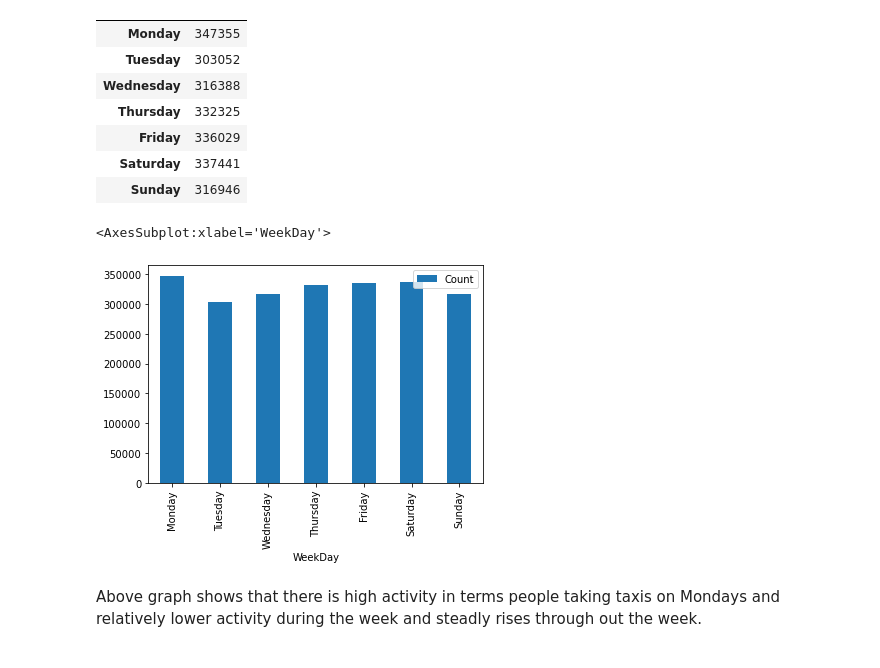
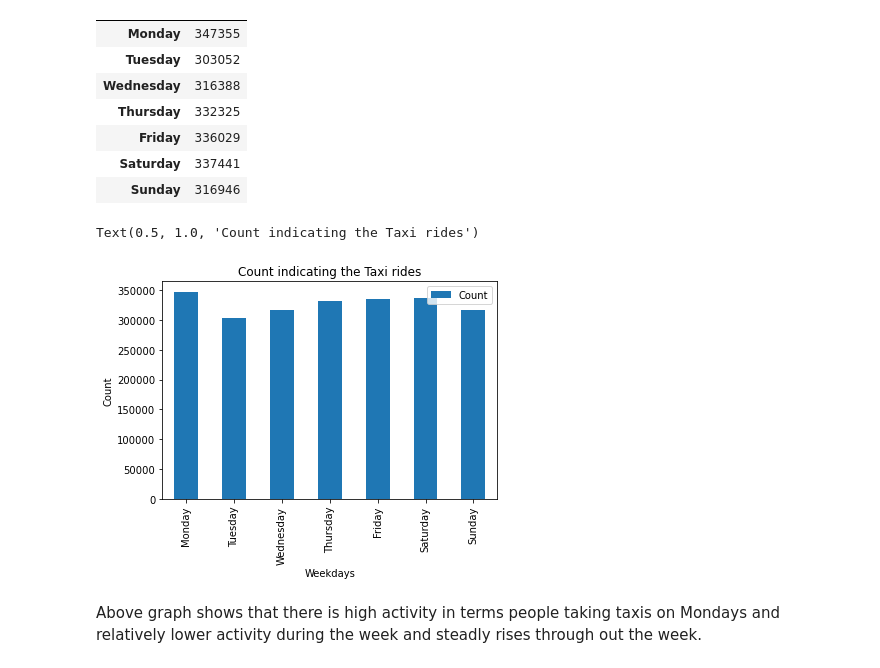
Before and after one commit to Nikhil-B-Madhu/NYC-Taxi-Prediction, a Jupyter notebook: Data/Code/Machine_Learning_Project_Data_Visualization.ipynb, the cells around one changed output. Saved outputs shown, nothing was run; the diff lists cells and outputs as text; code cells hidden in the pictures.

```diff
--- a/Data/Code/Machine_Learning_Project_Data_Visualization.ipynb
+++ b/Data/Code/Machine_Learning_Project_Data_Visualization.ipynb
@@ -135,9 +105,12 @@ WeekDayCount
 | Sunday | 316946 |
 # %%
 WeekDayCount.plot(kind="bar")
+plt.xlabel('Weekdays')
+plt.ylabel('Count')
+plt.title("Count indicating the Taxi rides")
 # %% [output]
-<AxesSubplot:xlabel='WeekDay'>
+Text(0.5, 1.0, 'Count indicating the Taxi rides')
-[figure, old version]
+[figure, new version]
 # %% [markdown]
 Above graph shows that there is high activity in terms people taking taxis on Mondays and relatively lower activity during the week and steadly rises through out the week.
 # %% [markdown]
```
Also changed, not shown: parts of 36 cells of this notebook, 1 other file.
